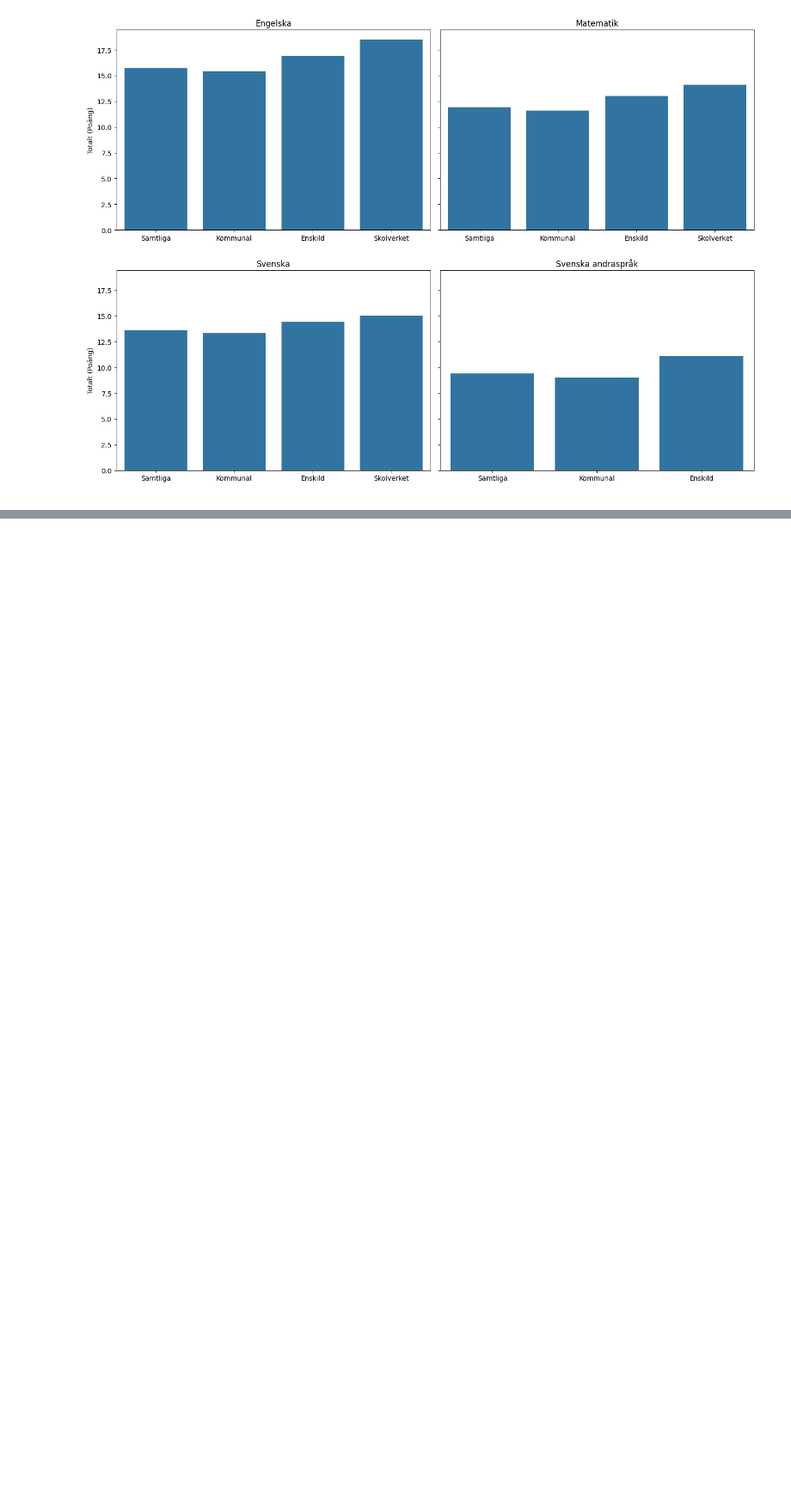
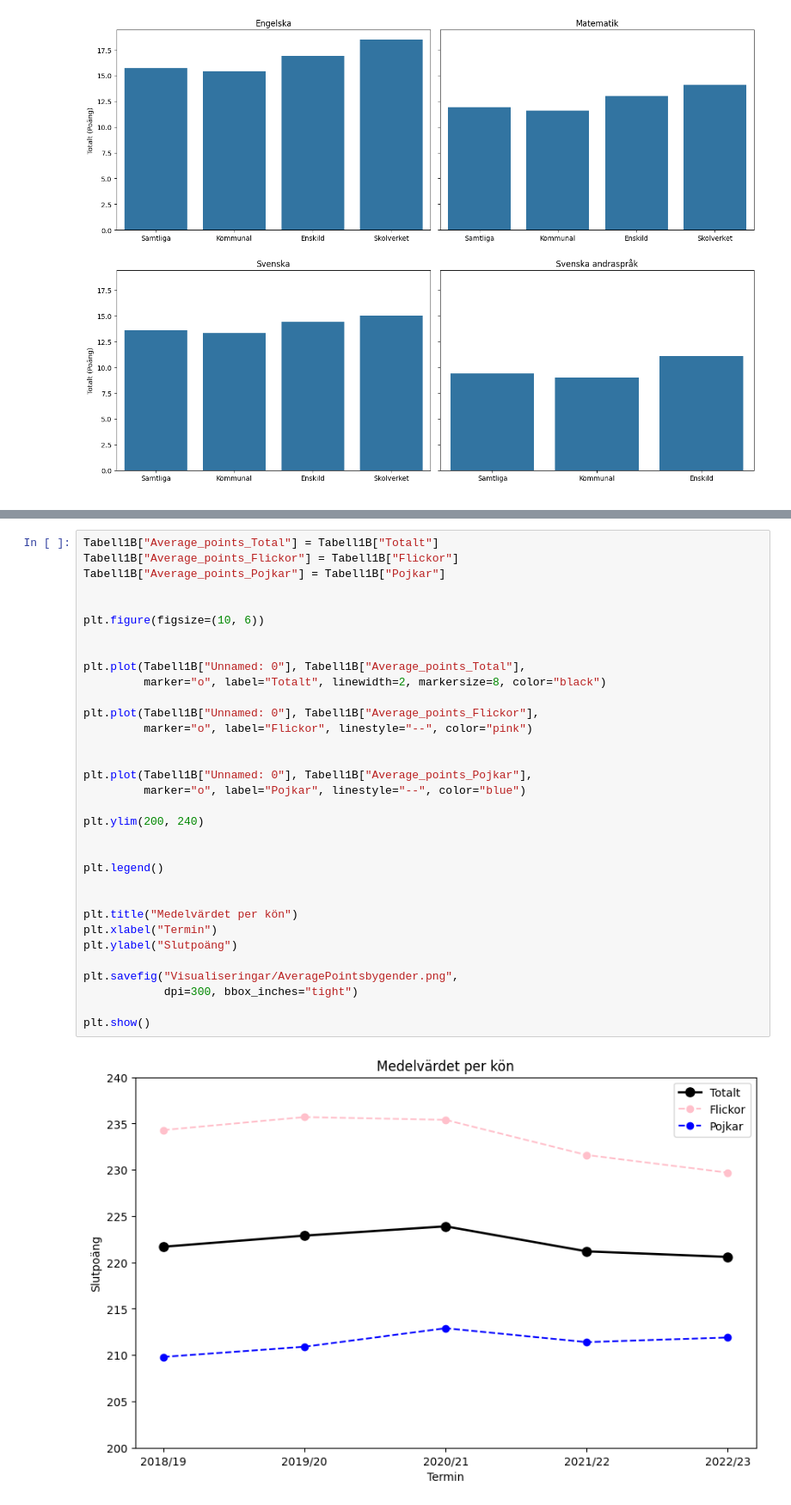
Before and after one commit to Lyceriuss/Python-Henrik-Pedersen-OPA2023, a Jupyter notebook: Lab2/Labb2.ipynb, the cells around one changed output, grey strips where cells are left out. Shown at 86% size. Drawn from its saved outputs; the diff is of its cells as text; blank space fills up the shorter version.

```diff
--- a/Lab2/Labb2.ipynb
+++ b/Lab2/Labb2.ipynb
@@ -169,0 +250,35 @@ For example, when doing 'df[col].method(value, inplace=True)', try using 'df.met
+# %%
+Tabell1B["Average_points_Total"] = Tabell1B["Totalt"]
+Tabell1B["Average_points_Flickor"] = Tabell1B["Flickor"]
+Tabell1B["Average_points_Pojkar"] = Tabell1B["Pojkar"]
+
+
+plt.figure(figsize=(10, 6))
+
+
+plt.plot(Tabell1B["Unnamed: 0"], Tabell1B["Average_points_Total"],
+         marker="o", label="Totalt", linewidth=2, markersize=8, color="black")
+
+plt.plot(Tabell1B["Unnamed: 0"], Tabell1B["Average_points_Flickor"],
+         marker="o", label="Flickor", linestyle="--", color="pink")
+
+
+plt.plot(Tabell1B["Unnamed: 0"], Tabell1B["Average_points_Pojkar"],
+         marker="o", label="Pojkar", linestyle="--", color="blue")
+
+plt.ylim(200, 240)
+
+
+plt.legend()
+
+
+plt.title("Medelvärdet per kön")
+plt.xlabel("Termin")
+plt.ylabel("Slutpoäng")
+
+plt.savefig("Visualiseringar/AveragePointsbygender.png",
+            dpi=300, bbox_inches="tight")
+
+plt.show()
+# %% [output]
+[figure, added]
```
Also changed, not shown: parts of 5 cells of this notebook, 4 other files.
